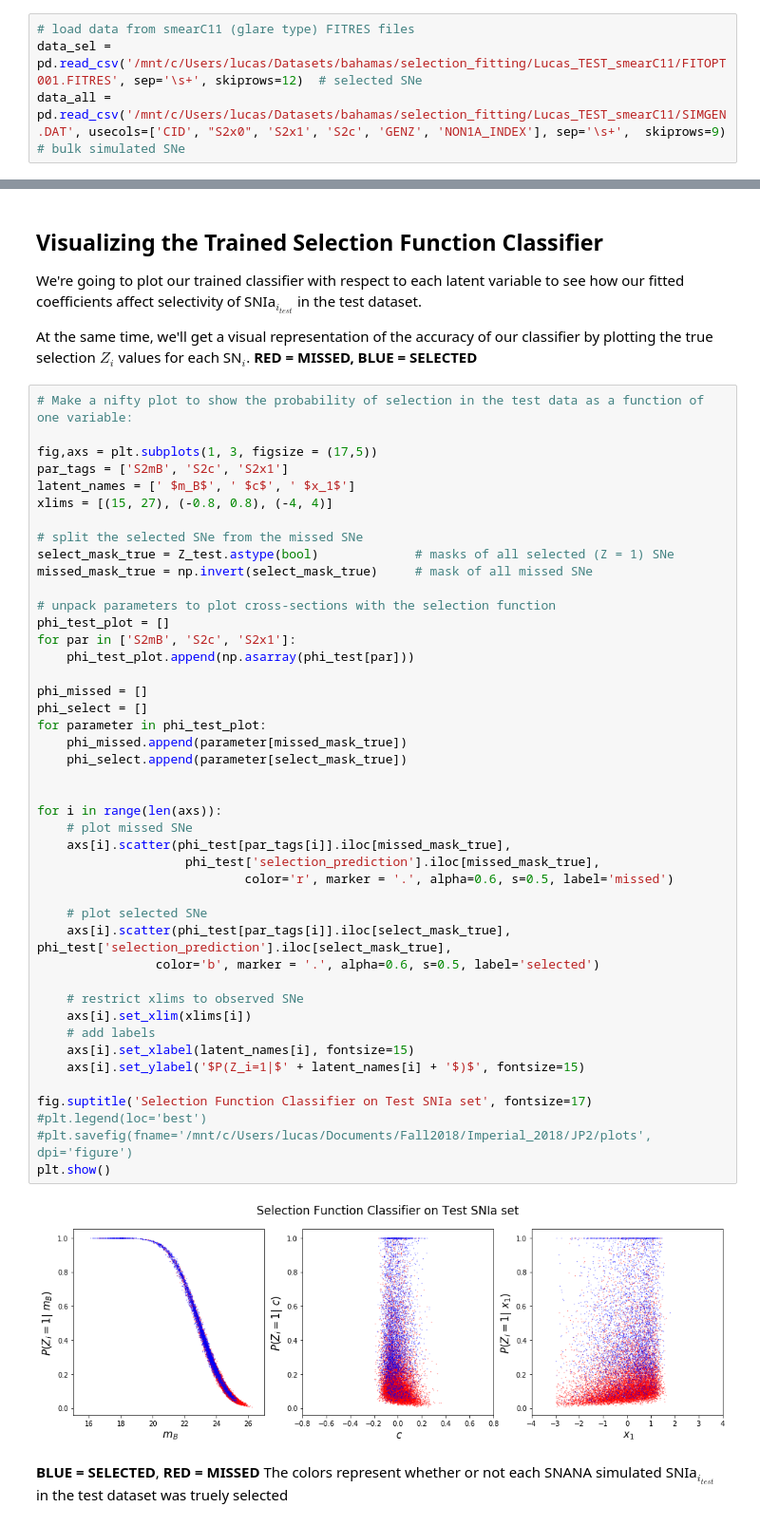
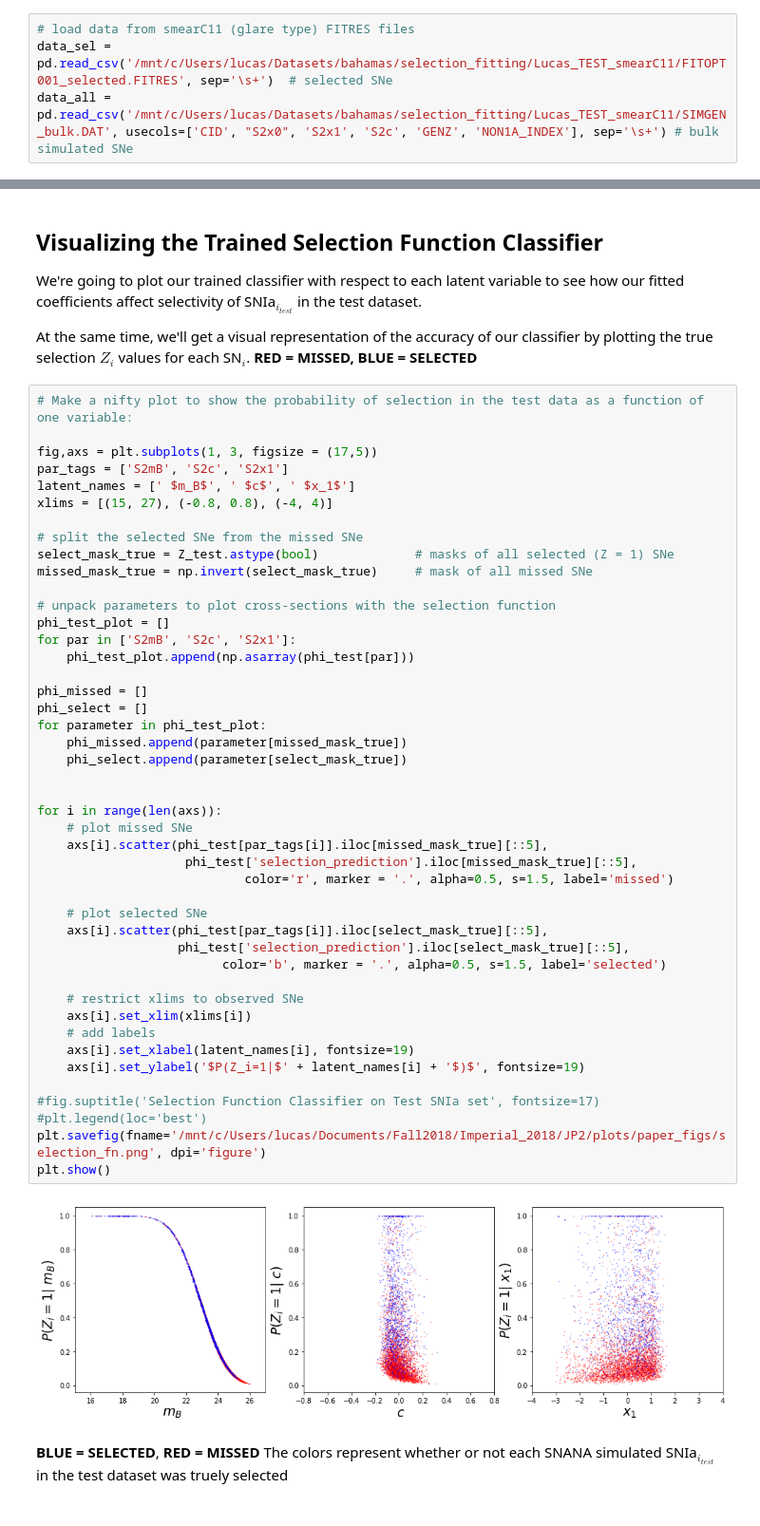
Before and after one commit to tlmakinen/supernova_classification, a Jupyter notebook: selection_function.ipynb, the cells around one changed output, grey strips where cells are left out. Shown: that part at 95% size. Saved outputs shown, nothing was run; the diff lists cells and outputs as text.

```diff
--- a/selection_function.ipynb
+++ b/selection_function.ipynb
@@ -52,7 +60,7 @@ stats.chisqprob = lambda chisq, df: stats.chi2.sf(chisq, df)
 # %%
 # load data from smearC11 (glare type) FITRES files
-data_sel = pd.read_csv('/mnt/c/Users/lucas/Datasets/bahamas/selection_fitting/Lucas_TEST_smearC11/FITOPT001.FITRES', sep='\s+', skiprows=12)  # selected SNe
-data_all = pd.read_csv('/mnt/c/Users/lucas/Datasets/bahamas/selection_fitting/Lucas_TEST_smearC11/SIMGEN.DAT', usecols=['CID', "S2x0", 'S2x1', 'S2c', 'GENZ', 'NON1A_INDEX'], sep='\s+',  skiprows=9) # bulk simulated SNe
+data_sel = pd.read_csv('/mnt/c/Users/lucas/Datasets/bahamas/selection_fitting/Lucas_TEST_smearC11/FITOPT001_selected.FITRES', sep='\s+')  # selected SNe
+data_all = pd.read_csv('/mnt/c/Users/lucas/Datasets/bahamas/selection_fitting/Lucas_TEST_smearC11/SIMGEN_bulk.DAT', usecols=['CID', "S2x0", 'S2x1', 'S2c', 'GENZ', 'NON1A_INDEX'], sep='\s+') # bulk simulated SNe
 # %%
 for name in ['S2x0', 'S2x1', 'S2c', "GENZ"]:
     data_all.loc[:, name] = data_all.loc[:,name].astype(float)
@@ -323,43 +339,44 @@ latent_names = [' $m_B$', ' $c$', ' $x_1$']
 xlims = [(15, 27), (-0.8, 0.8), (-4, 4)]
 
 # split the selected SNe from the missed SNe
 select_mask_true = Z_test.astype(bool)             # masks of all selected (Z = 1) SNe
 missed_mask_true = np.invert(select_mask_true)     # mask of all missed SNe
 
 # unpack parameters to plot cross-sections with the selection function
 phi_test_plot = []
 for par in ['S2mB', 'S2c', 'S2x1']:
     phi_test_plot.append(np.asarray(phi_test[par]))
 
 phi_missed = []
 phi_select = []
 for parameter in phi_test_plot:
     phi_missed.append(parameter[missed_mask_true])
     phi_select.append(parameter[select_mask_true])
 
 
 for i in range(len(axs)):
     # plot missed SNe
-    axs[i].scatter(phi_test[par_tags[i]].iloc[missed_mask_true],
-                    phi_test['selection_prediction'].iloc[missed_mask_true],
-                            color='r', marker = '.', alpha=0.6, s=0.5, label='missed')
+    axs[i].scatter(phi_test[par_tags[i]].iloc[missed_mask_true][::5],
+                    phi_test['selection_prediction'].iloc[missed_mask_true][::5],
+                            color='r', marker = '.', alpha=0.5, s=1.5, label='missed')
 
     # plot selected SNe
-    axs[i].scatter(phi_test[par_tags[i]].iloc[select_mask_true], phi_test['selection_prediction'].iloc[select_mask_true],
-                color='b', marker = '.', alpha=0.6, s=0.5, label='selected')
+    axs[i].scatter(phi_test[par_tags[i]].iloc[select_mask_true][::5],
+                   phi_test['selection_prediction'].iloc[select_mask_true][::5],
+                         color='b', marker = '.', alpha=0.5, s=1.5, label='selected')
 
     # restrict xlims to observed SNe
     axs[i].set_xlim(xlims[i])
     # add labels
-    axs[i].set_xlabel(latent_names[i], fontsize=15)
-    axs[i].set_ylabel('$P(Z_i=1|$' + latent_names[i] + '$)$', fontsize=15)
+    axs[i].set_xlabel(latent_names[i], fontsize=19)
+    axs[i].set_ylabel('$P(Z_i=1|$' + latent_names[i] + '$)$', fontsize=19)
 
-fig.suptitle('Selection Function Classifier on Test SNIa set', fontsize=17)
+#fig.suptitle('Selection Function Classifier on Test SNIa set', fontsize=17)
 #plt.legend(loc='best')
-#plt.savefig(fname='/mnt/c/Users/lucas/Documents/Fall2018/Imperial_2018/JP2/plots', dpi='figure')
+plt.savefig(fname='/mnt/c/Users/lucas/Documents/Fall2018/Imperial_2018/JP2/plots/paper_figs/selection_fn.png', dpi='figure')
 plt.show()
 # %% [output]
-[figure, old version]
+[figure, new version]
 # %% [markdown]
 **BLUE = SELECTED**, **RED = MISSED** The colors represent whether or not each SNANA simulated SNIa$_{i_{test}}$ in the test dataset was truely selected
 # %% [markdown]
```
Also changed, not shown: parts of 32 cells of this notebook, 6 other files.
